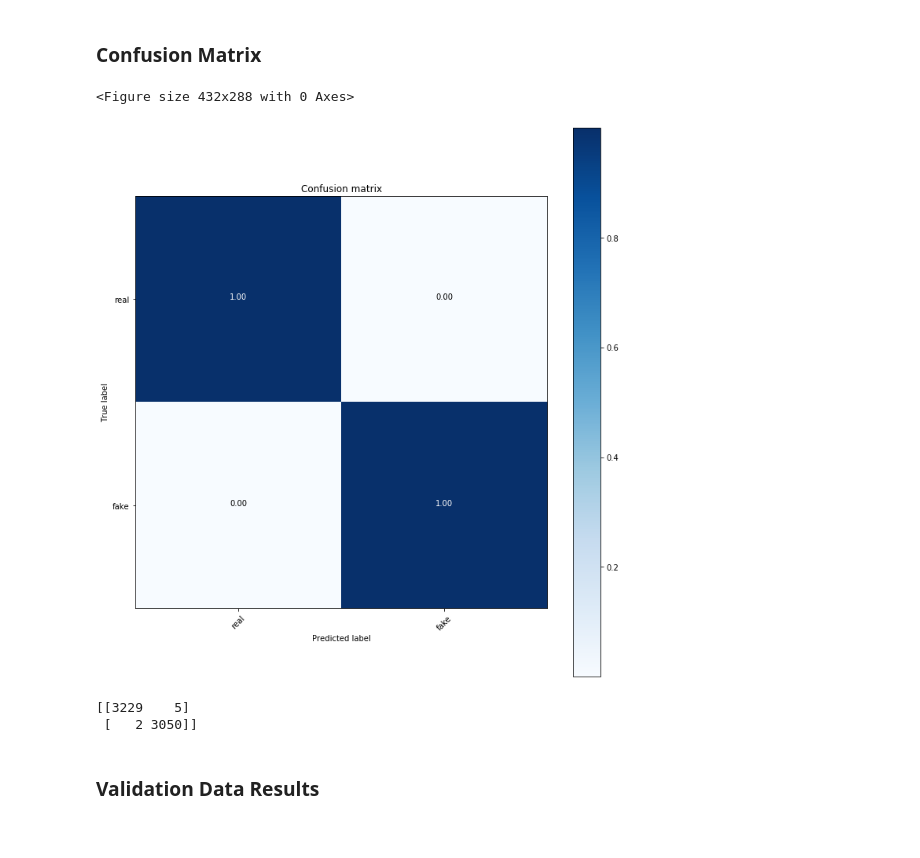
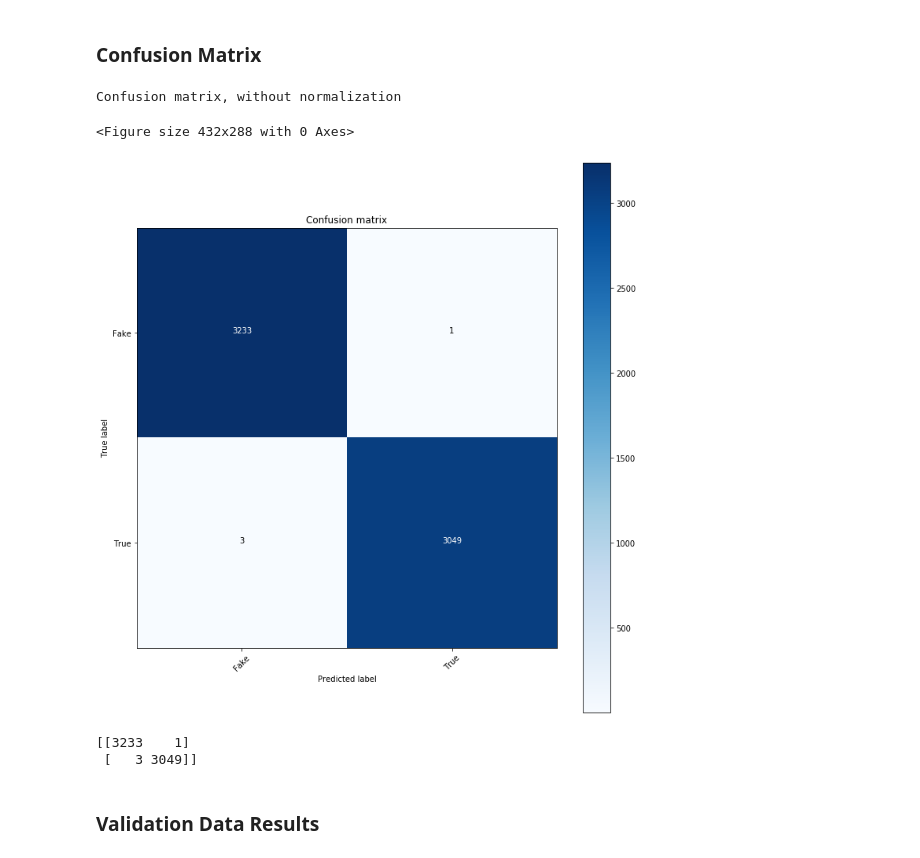
Before and after one commit to chiralevy/COVID-19-Media-Fact-Checker, a Jupyter notebook: code-general/classifier-1.ipynb, the cells around one changed output. Saved outputs shown, nothing was run; the diff lists cells and outputs as text; code cells hidden in the pictures.

```diff
--- a/code-general/classifier-1.ipynb
+++ b/code-general/classifier-1.ipynb
@@ -147,8 +147,14 @@ plt.show()
 # %% [markdown]
 ### Confusion Matrix
 # %%
-def plot_confusion_matrix(cm, classes, title='Confusion matrix', cmap=plt.cm.Blues):
-    cm = cm.astype('float') / cm.sum(axis=1)[:, np.newaxis]
+def plot_confusion_matrix(cm, classes,
+                          normalize=False,
+                          title='Confusion matrix',
+                          cmap=plt.cm.Blues):
+    """
+    This function prints and plots the confusion matrix.
+    Normalization can be applied by setting `normalize=True`.
+    """
     plt.figure(figsize=(10,10))
     plt.imshow(cm, interpolation='nearest', cmap=cmap)
     plt.title(title)
@@ -157,34 +163,40 @@ def plot_confusion_matrix(cm, classes, title='Confusion matrix', cmap=plt.cm.Blu
     plt.xticks(tick_marks, classes, rotation=45)
     plt.yticks(tick_marks, classes)
 
-    fmt = '.2f'
+    if normalize:
+        cm = cm.astype('float') / cm.sum(axis=1)[:, np.newaxis]
+        print("Normalized confusion matrix")
+    else:
+        print('Confusion matrix, without normalization')
+
     thresh = cm.max() / 2.
-    for i, j in itertools.product(range(cm.shape[0]), range(cm.shape[1])):
-        plt.text(j, i, format(cm[i, j], fmt),
+    for i in range (cm.shape[0]):
+        for j in range (cm.shape[1]):
+            plt.text(j, i, cm[i, j],
                  horizontalalignment="center",
                  color="white" if cm[i, j] > thresh else "black")
 
+    plt.tight_layout()
     plt.ylabel('True label')
     plt.xlabel('Predicted label')
-    plt.tight_layout()
 # %%
-class_names = ['real', 'fake']
 # compute confusion matrix
 y_pred = model.predict_classes(X_valid)
 cnf_matrix = confusion_matrix(y_valid, y_pred)
 np.set_printoptions(precision=2)
 
 # plot confusion matrix
 plt.figure()
-plot_confusion_matrix(cnf_matrix, classes=class_names, title='Confusion matrix')
+plot_confusion_matrix(cnf_matrix, classes=['Fake', 'True'])
 plt.show()
 
 print(cnf_matrix)
 # %% [output]
-<Figure size 432x288 with 0 Axes>
+Confusion matrix, without normalization
+<Figure size 432x288 with 0 Axes>
-[figure, old version]
+[figure, new version]
-[[3229    5]
- [   2 3050]]
+[[3233    1]
+ [   3 3049]]
 # %% [markdown]
 ### Validation Data Results
 # %%
```
Also changed, not shown: parts of 3 cells of this notebook, 20 other files.
